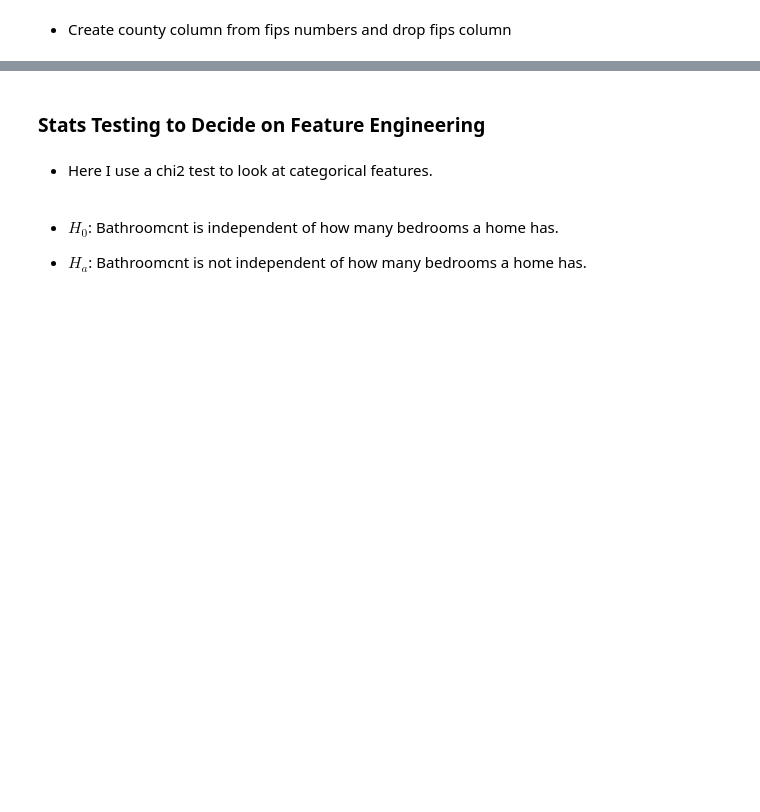
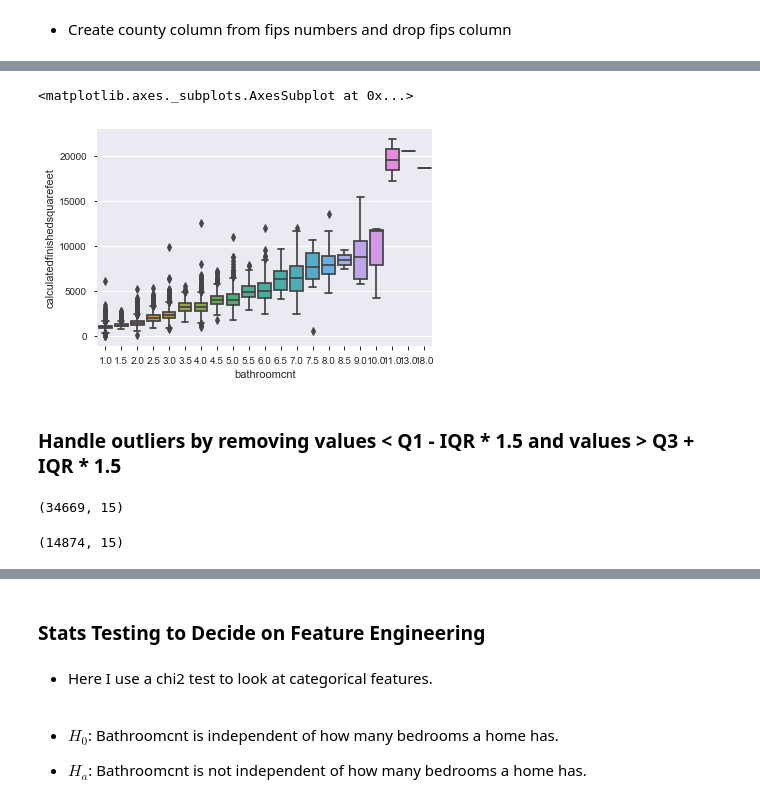
Before and after one commit to FJ-Zillow-Org/Zillow, a Jupyter notebook: faiths_explore.ipynb, the cells around one changed output, grey strips where cells are left out. Saved outputs shown, nothing was run; the diff lists cells and outputs as text; code cells hidden in the pictures; blank space fills up the shorter version.

```diff
--- a/faiths_explore.ipynb
+++ b/faiths_explore.ipynb
@@ -212,0 +216,17 @@ sns.boxplot(df.bathroomcnt, df.calculatedfinishedsquarefeet)
+# %%
+sns.boxplot(train.bathroomcnt, train.calculatedfinishedsquarefeet)
+# %% [output]
+<matplotlib.axes._subplots.AxesSubplot at 0x...>
+[figure, added]
+# %% [markdown]
+### Handle outliers by removing values < Q1 - IQR * 1.5 and values > Q3 + IQR * 1.5
+# %%
+train = prepare.remove_outliers_iqr(train, columns=["bedroomcnt", "bathroomcnt"], k=1.5)
+train.shape
+# %% [output]
+(34669, 15)
+# %%
+test = prepare.remove_outliers_iqr(test, columns=["bedroomcnt", "bathroomcnt"], k=1.5)
+test.shape
+# %% [output]
+(14874, 15)
```
Also changed, not shown: parts of 73 cells of this notebook.
